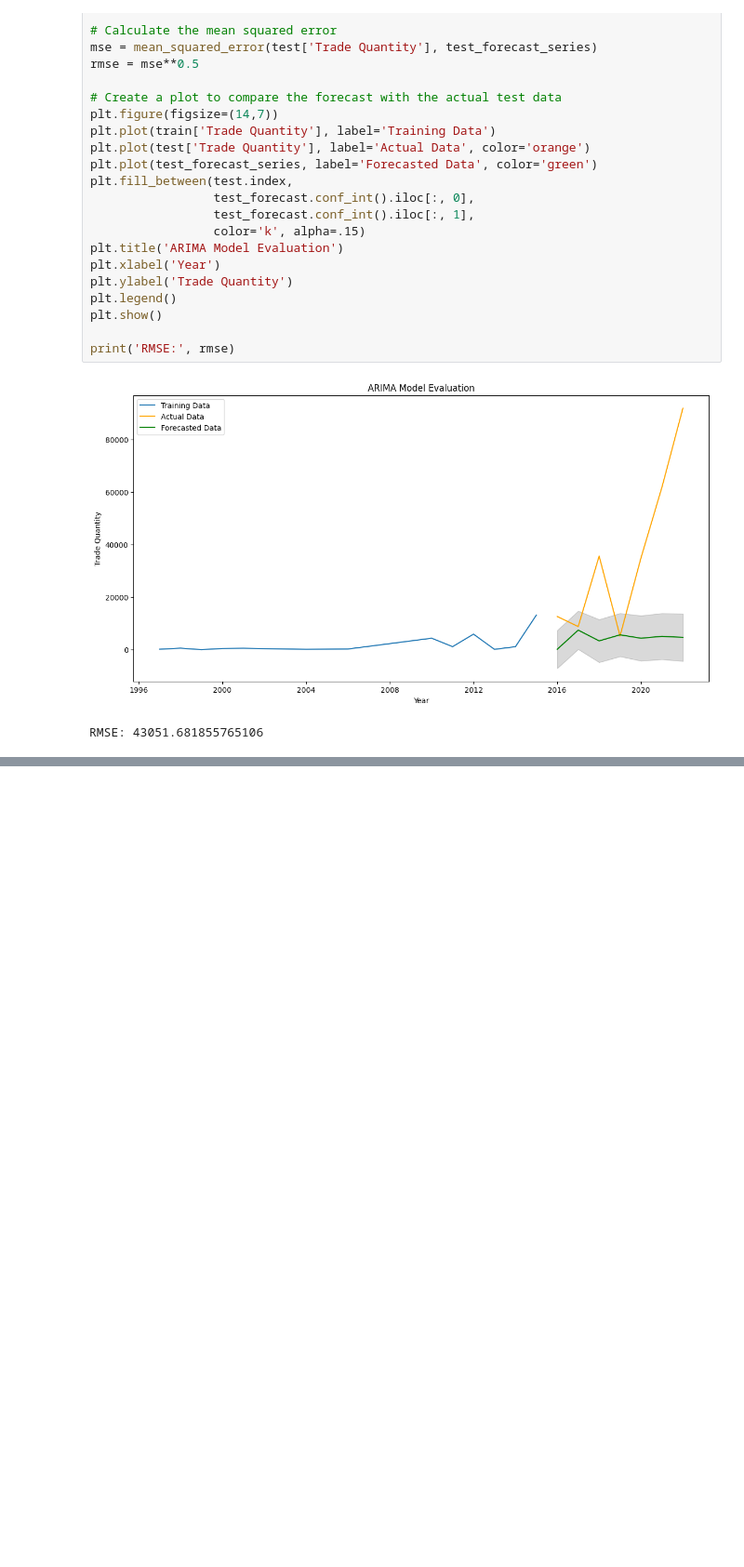
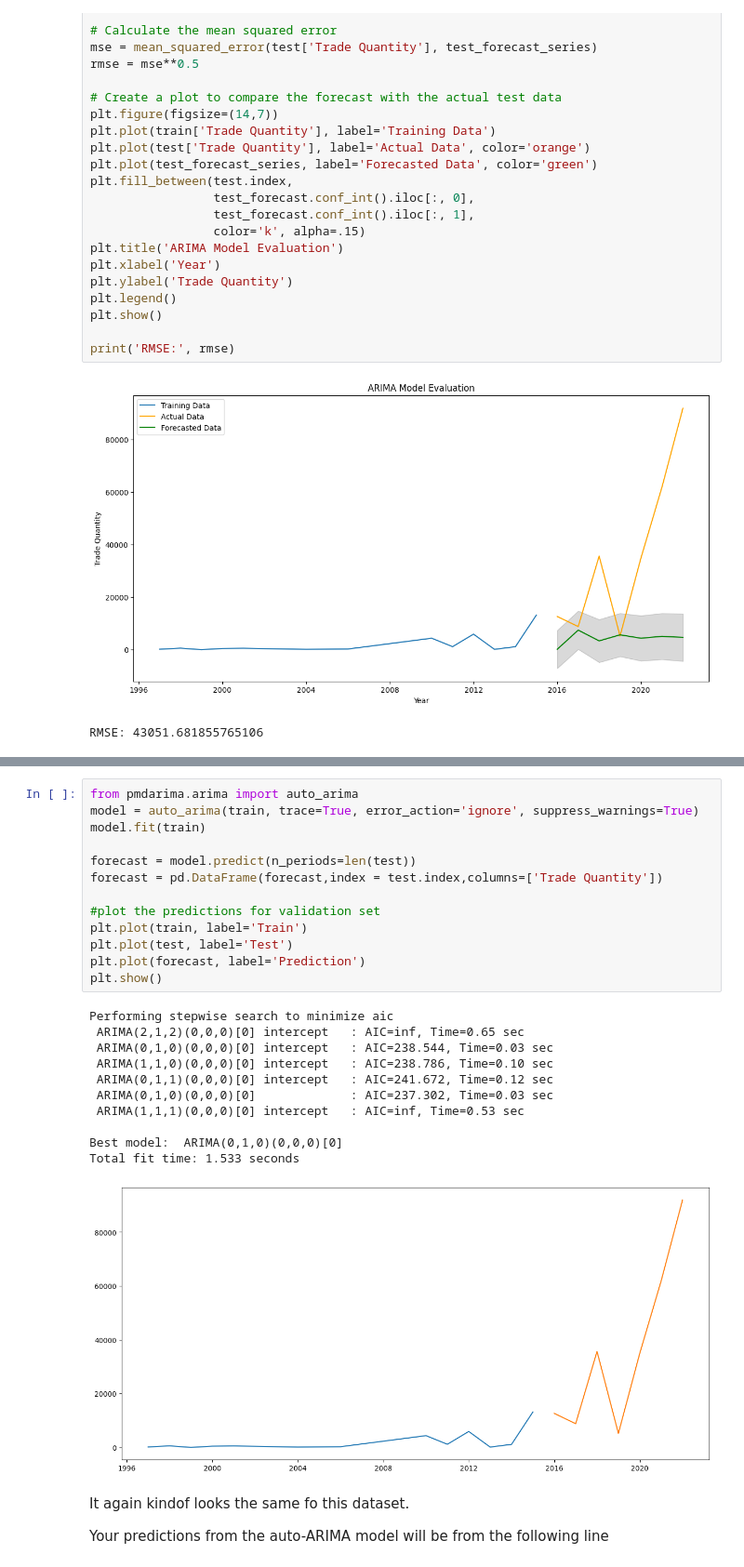
Before and after one commit to Arunimad/tradedata_forecasting, a Jupyter notebook: forecast.ipynb, the cells around one changed output, grey strips where cells are left out. Shown at 93% size. Cells and saved outputs as stored; diff of their text form; blank space fills up the shorter version.

```diff
--- a/forecast.ipynb
+++ b/forecast.ipynb
@@ -152,0 +178,29 @@ RMSE: 43051.681855765106
+# %%
+from pmdarima.arima import auto_arima
+model = auto_arima(train, trace=True, error_action='ignore', suppress_warnings=True)
+model.fit(train)
+
+forecast = model.predict(n_periods=len(test))
+forecast = pd.DataFrame(forecast,index = test.index,columns=['Trade Quantity'])
+
+#plot the predictions for validation set
+plt.plot(train, label='Train')
+plt.plot(test, label='Test')
+plt.plot(forecast, label='Prediction')
+plt.show()
+# %% [output]
+Performing stepwise search to minimize aic
+ ARIMA(2,1,2)(0,0,0)[0] intercept   : AIC=inf, Time=0.65 sec
+ ARIMA(0,1,0)(0,0,0)[0] intercept   : AIC=238.544, Time=0.03 sec
+ ARIMA(1,1,0)(0,0,0)[0] intercept   : AIC=238.786, Time=0.10 sec
+ ARIMA(0,1,1)(0,0,0)[0] intercept   : AIC=241.672, Time=0.12 sec
+ ARIMA(0,1,0)(0,0,0)[0]             : AIC=237.302, Time=0.03 sec
+ ARIMA(1,1,1)(0,0,0)[0] intercept   : AIC=inf, Time=0.53 sec
+
+Best model:  ARIMA(0,1,0)(0,0,0)[0]
+Total fit time: 1.533 seconds
+[figure, added]
+# %% [markdown]
+It again kindof looks the same fo this dataset.
+
+Your predictions from the auto-ARIMA model will be from the following line
```
Also changed, not shown: parts of 4 cells of this notebook.
